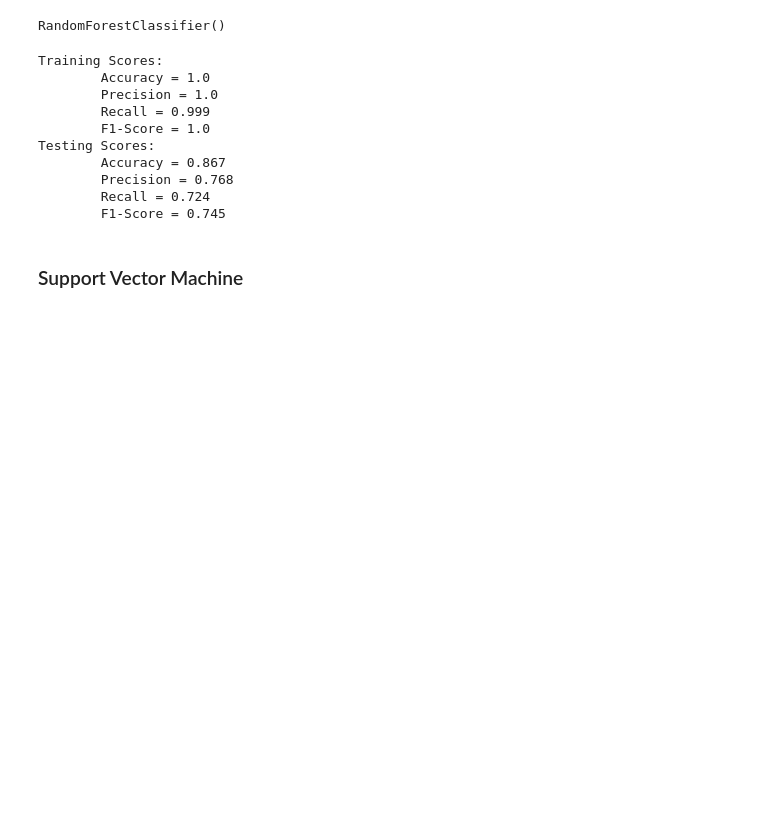
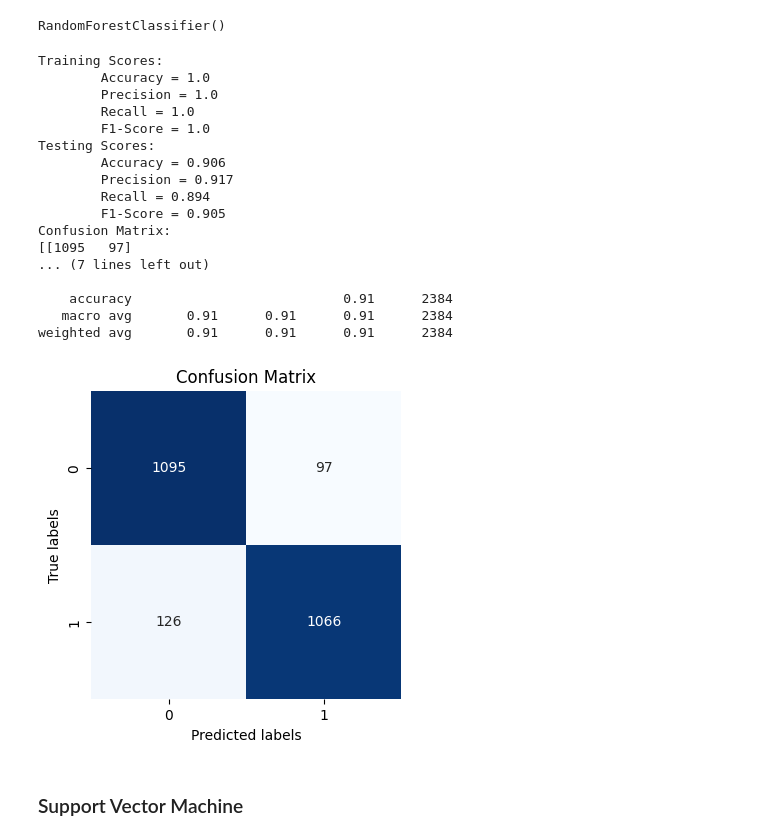
Before and after one commit to SandeepJeewandara/Sentiment_Analyzer, a Jupyter notebook: notebooks/model_building.ipynb, the cells around one changed output. Drawn from its saved outputs; the diff is of its cells as text; code cells hidden in the pictures; blank space fills up the shorter version.

```diff
--- a/notebooks/model_building.ipynb
+++ b/notebooks/model_building.ipynb
@@ -485,22 +548,30 @@ RandomForestClassifier()
 # %%
 y_train_pred = rf.predict(vectorized_x_train_smote)
 
-y_test_pred = rf.predict(vectorized_x_test)
+y_test_pred = rf.predict(vectorized_x_test_smote)
 # %%
 training_scores(y_train_smote, y_train_pred)
 
-validation_scores(y_test, y_test_pred)
+validation_scores(y_test_smote, y_test_pred)
 # %% [output]
 Training Scores:
         Accuracy = 1.0
         Precision = 1.0
-        Recall = 0.999
+        Recall = 1.0
         F1-Score = 1.0
 Testing Scores:
-        Accuracy = 0.867
-        Precision = 0.768
-        Recall = 0.724
-        F1-Score = 0.745
+        Accuracy = 0.906
+        Precision = 0.917
+        Recall = 0.894
+        F1-Score = 0.905
+Confusion Matrix:
+[[1095   97]
+... (7 lines left out)
+
+    accuracy                           0.91      2384
+   macro avg       0.91      0.91      0.91      2384
+weighted avg       0.91      0.91      0.91      2384
+[figure, added]
 # %% [markdown]
 ### Support Vector Machine
 # %%
```
Also changed, not shown: parts of 24 cells of this notebook, 9 other files.
